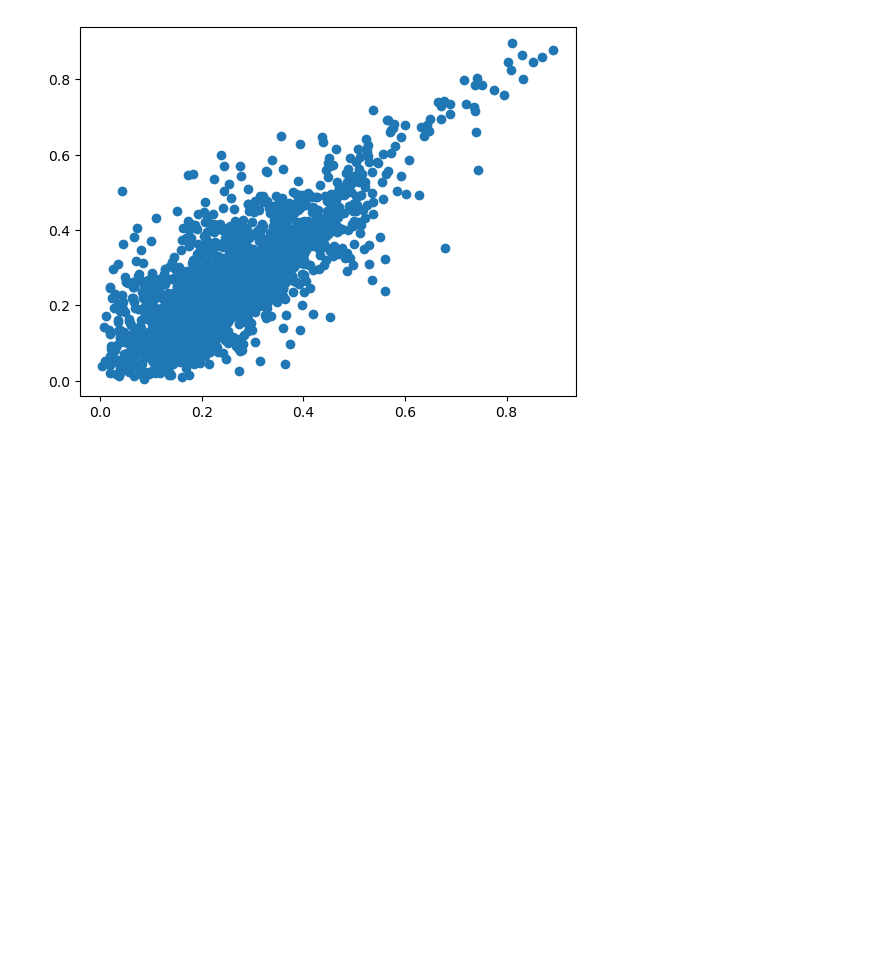
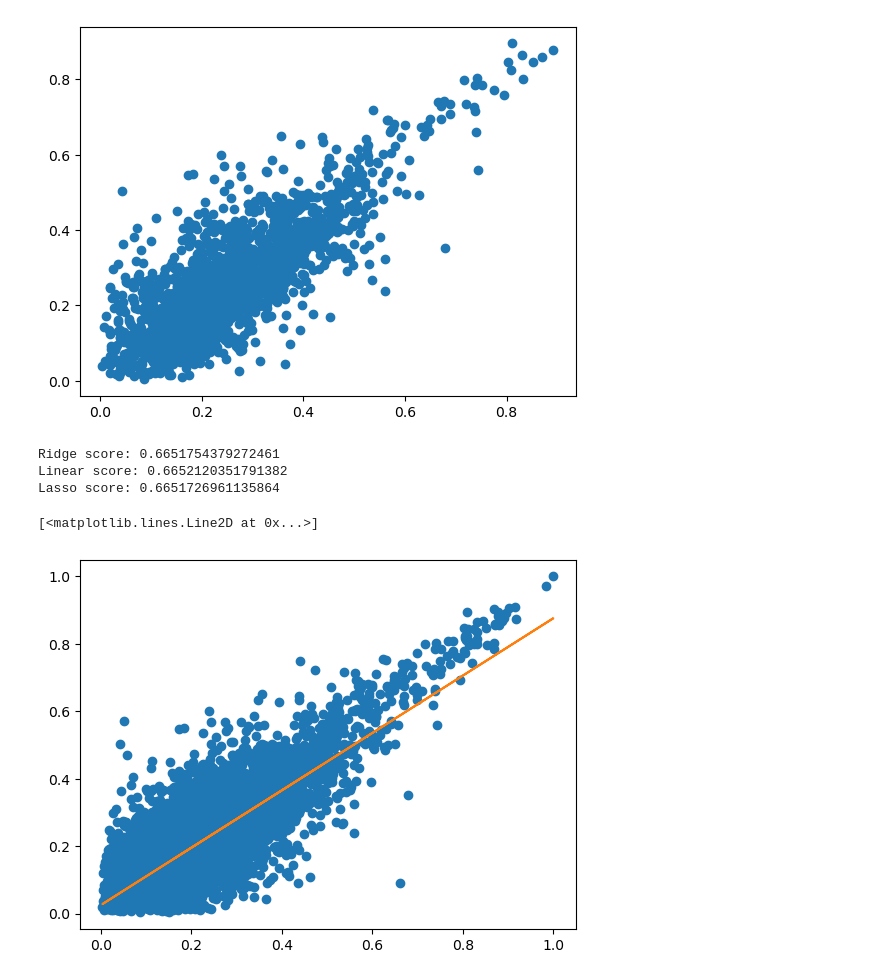
Before and after one commit to smartinezg2018/MCP, a Jupyter notebook: notebook.ipynb, the cells around one changed output. Saved outputs shown, nothing was run; the diff lists cells and outputs as text; code cells hidden in the pictures; blank space fills up the shorter version.

Commit message:
trying three different linear regressions

```diff
--- a/notebook.ipynb
+++ b/notebook.ipynb
@@ -96,4 +97,6 @@ np.float64(0.8156052882767852)
 # %%
 x_training = x_training/max(x_training)
 y_training = y_training/max(y_training)
+x_training = pd.DataFrame((x_training).to_numpy())
+y_training = pd.DataFrame((y_training).to_numpy())
 # %%
@@ -102,3 +105,27 @@ plt.scatter(x_training[0:2000],y_training[0:2000])
 # %% [output]
 <matplotlib.collections.PathCollection at 0x...>
 [figure]
+# %%
+from sklearn.linear_model import Ridge, LinearRegression,LassoCV
+
+modelRidge = Ridge()
+modelRidge.fit(x_training,y_training)
+print("Ridge score:",modelRidge.score(x_training,y_training))
+
+modelLinear = LinearRegression()
+modelLinear.fit(x_training,y_training)
+print("Linear score:",modelLinear.score(x_training,y_training))
+
+modelLasso = LassoCV(alphas = [0.0001, 0.001,0.01, 0.1, 1, 10], random_state=0).fit(x_training, y_training)
+modelLasso.fit(x_training,y_training)
+print("Lasso score:",modelLasso.score(x_training,y_training))
+# %% [output]
+Ridge score: 0.6651754379272461
+Linear score: 0.6652120351791382
+Lasso score: 0.6651726961135864
+# %%
+plt.scatter(x_training, y_training, label="Data Points")
+plt.plot(x_training,modelLinear.predict(x_training),'C1')
+# %% [output]
+[<matplotlib.lines.Line2D at 0x...>]
+[figure, added]
```
Also changed, not shown: parts of 2 cells of this notebook.
